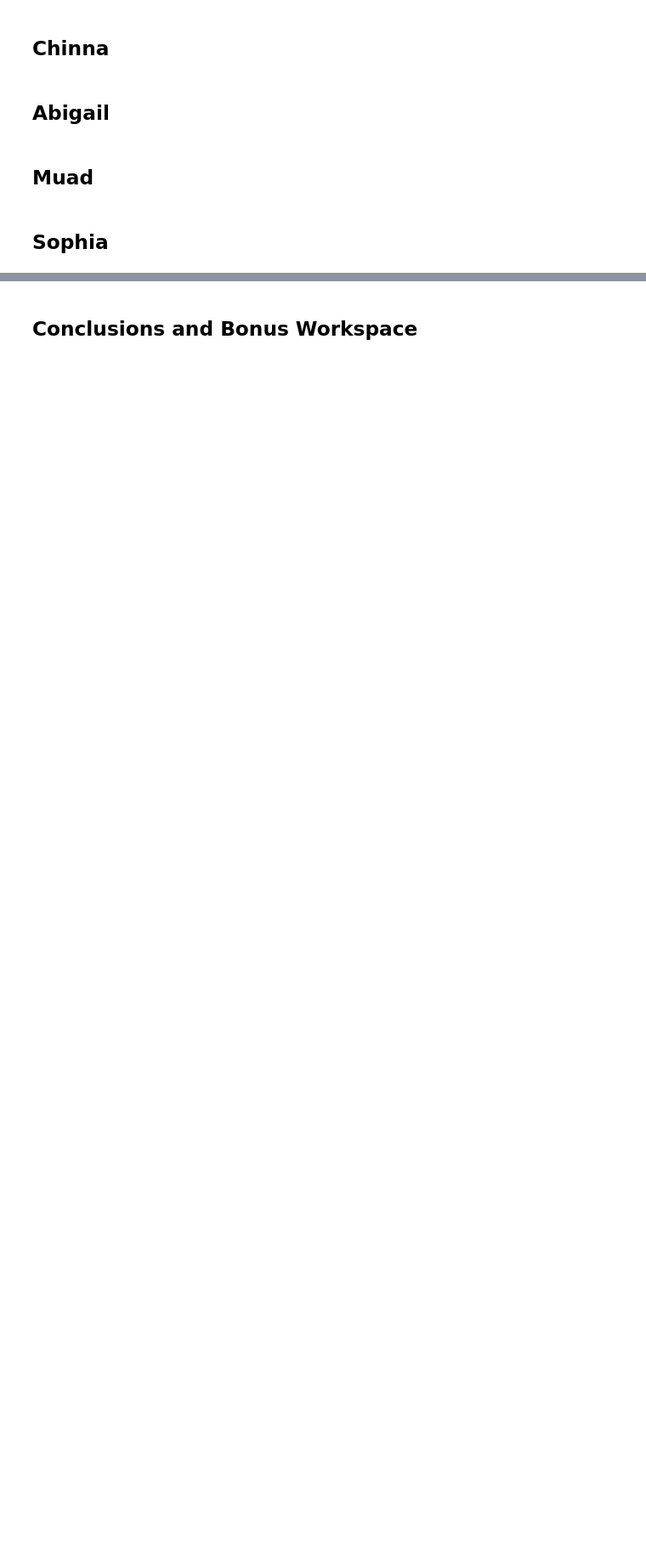
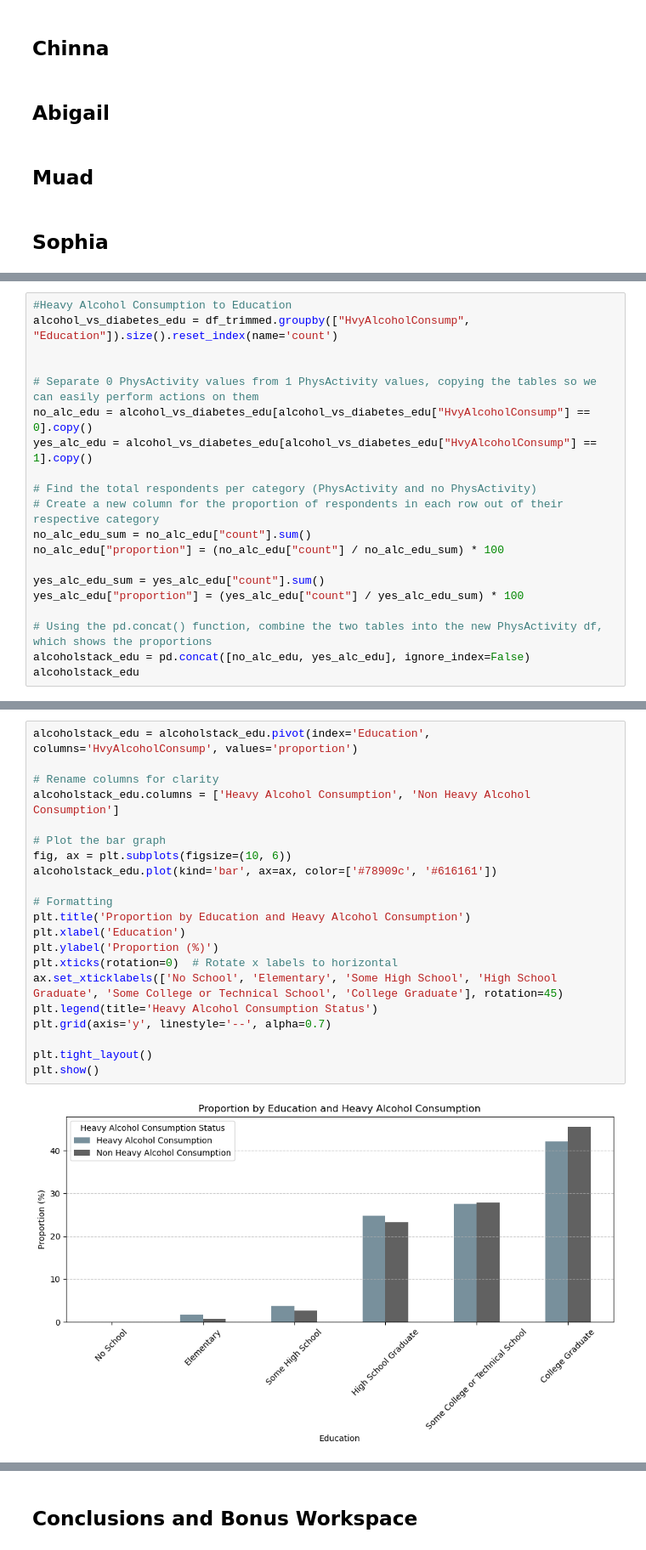
Before and after one commit to williamlevine/project-one, a Jupyter notebook: main_notebook.ipynb, the cells around one changed output, grey strips where cells are left out. Shown: that part at 85% size. Cells and saved outputs as stored; diff of their text form; blank space fills up the shorter version.

```diff
--- a/main_notebook.ipynb
+++ b/main_notebook.ipynb
@@ -68,0 +314,20 @@ plt.show()
+# %%
+#Heavy Alcohol Consumption to Education
+alcohol_vs_diabetes_edu = df_trimmed.groupby(["HvyAlcoholConsump", "Education"]).size().reset_index(name='count')
+
+
+# Separate 0 PhysActivity values from 1 PhysActivity values, copying the tables so we can easily perform actions on them
+no_alc_edu = alcohol_vs_diabetes_edu[alcohol_vs_diabetes_edu["HvyAlcoholConsump"] == 0].copy()
+yes_alc_edu = alcohol_vs_diabetes_edu[alcohol_vs_diabetes_edu["HvyAlcoholConsump"] == 1].copy()
+
+# Find the total respondents per category (PhysActivity and no PhysActivity)
+# Create a new column for the proportion of respondents in each row out of their respective category
+no_alc_edu_sum = no_alc_edu["count"].sum()
+no_alc_edu["proportion"] = (no_alc_edu["count"] / no_alc_edu_sum) * 100
+
+yes_alc_edu_sum = yes_alc_edu["count"].sum()
+yes_alc_edu["proportion"] = (yes_alc_edu["count"] / yes_alc_edu_sum) * 100
+
+# Using the pd.concat() function, combine the two tables into the new PhysActivity df, which shows the proportions
+alcoholstack_edu = pd.concat([no_alc_edu, yes_alc_edu], ignore_index=False)
+alcoholstack_edu
@@ -68,0 +348,23 @@ plt.show()
+# %%
+alcoholstack_edu = alcoholstack_edu.pivot(index='Education', columns='HvyAlcoholConsump', values='proportion')
+
+# Rename columns for clarity
+alcoholstack_edu.columns = ['Heavy Alcohol Consumption', 'Non Heavy Alcohol Consumption']
+
+# Plot the bar graph
+fig, ax = plt.subplots(figsize=(10, 6))
+alcoholstack_edu.plot(kind='bar', ax=ax, color=['#78909c', '#616161'])
+
+# Formatting
+plt.title('Proportion by Education and Heavy Alcohol Consumption')
+plt.xlabel('Education')
+plt.ylabel('Proportion (%)')
+plt.xticks(rotation=0)  # Rotate x labels to horizontal
+ax.set_xticklabels(['No School', 'Elementary', 'Some High School', 'High School Graduate', 'Some College or Technical School', 'College Graduate'], rotation=45)
+plt.legend(title='Heavy Alcohol Consumption Status')
+plt.grid(axis='y', linestyle='--', alpha=0.7)
+
+plt.tight_layout()
+plt.show()
+# %% [output]
+[figure, added]
```
Also changed, not shown: parts of 18 cells of this notebook.
